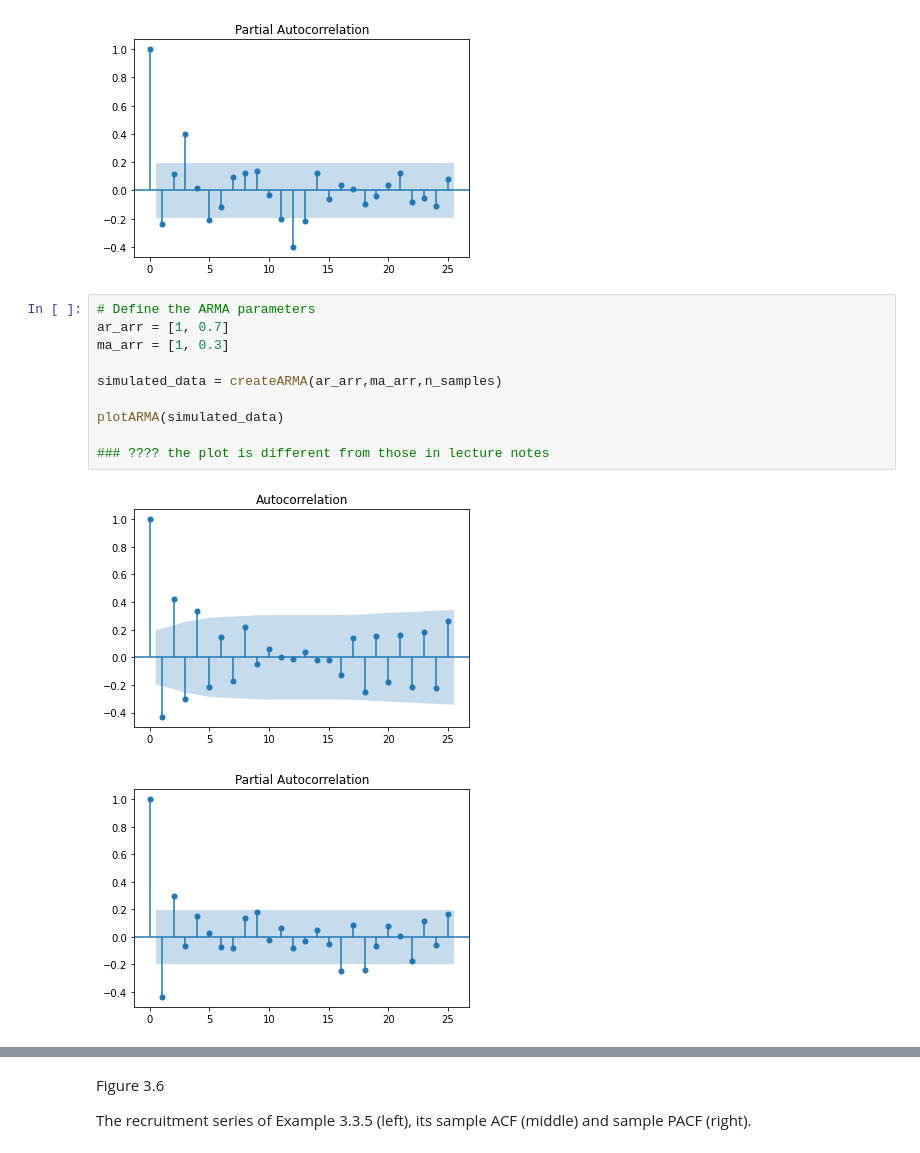
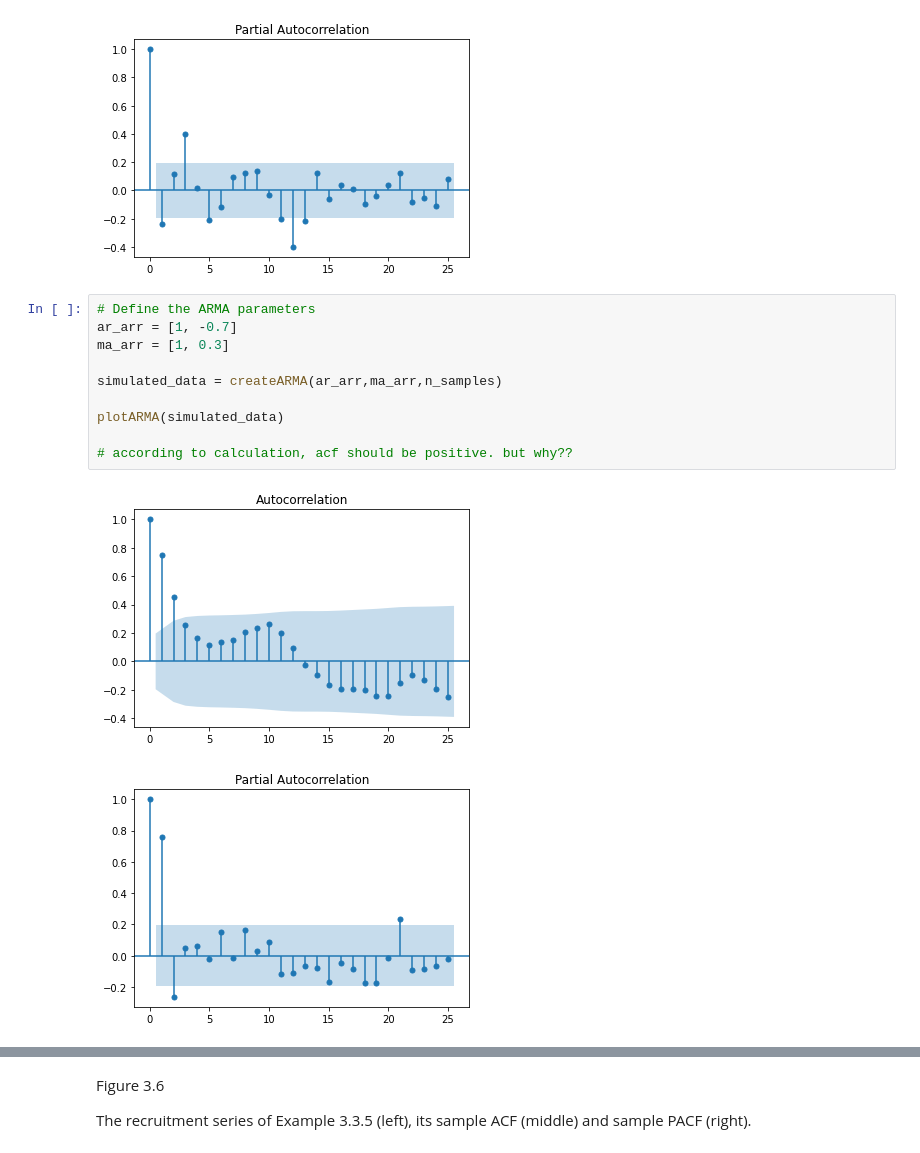
Before and after one commit to lu-lu-xue/Applied-Time-Series-Analysis, a Jupyter notebook: coding/ch3/Section 3.3.ipynb, the cells around one changed output, grey strips where cells are left out. Cells and saved outputs as stored; diff of their text form.

```diff
--- a/coding/ch3/Section 3.3.ipynb
+++ b/coding/ch3/Section 3.3.ipynb
@@ -66,14 +66,14 @@ plotARMA(simulated_data)
 [figure]
 # %%
 # Define the ARMA parameters
-ar_arr = [1, 0.7]
+ar_arr = [1, -0.7]
 ma_arr = [1, 0.3]
 
 simulated_data = createARMA(ar_arr,ma_arr,n_samples)
 
 plotARMA(simulated_data)
 
-### ???? the plot is different from those in lecture notes
+# according to calculation, acf should be positive. but why??
 # %% [output]
-[figure, old version]
+[figure, new version]
-[figure, old version]
+[figure, new version]
```
Also changed, not shown: parts of 1 cell of this notebook.
